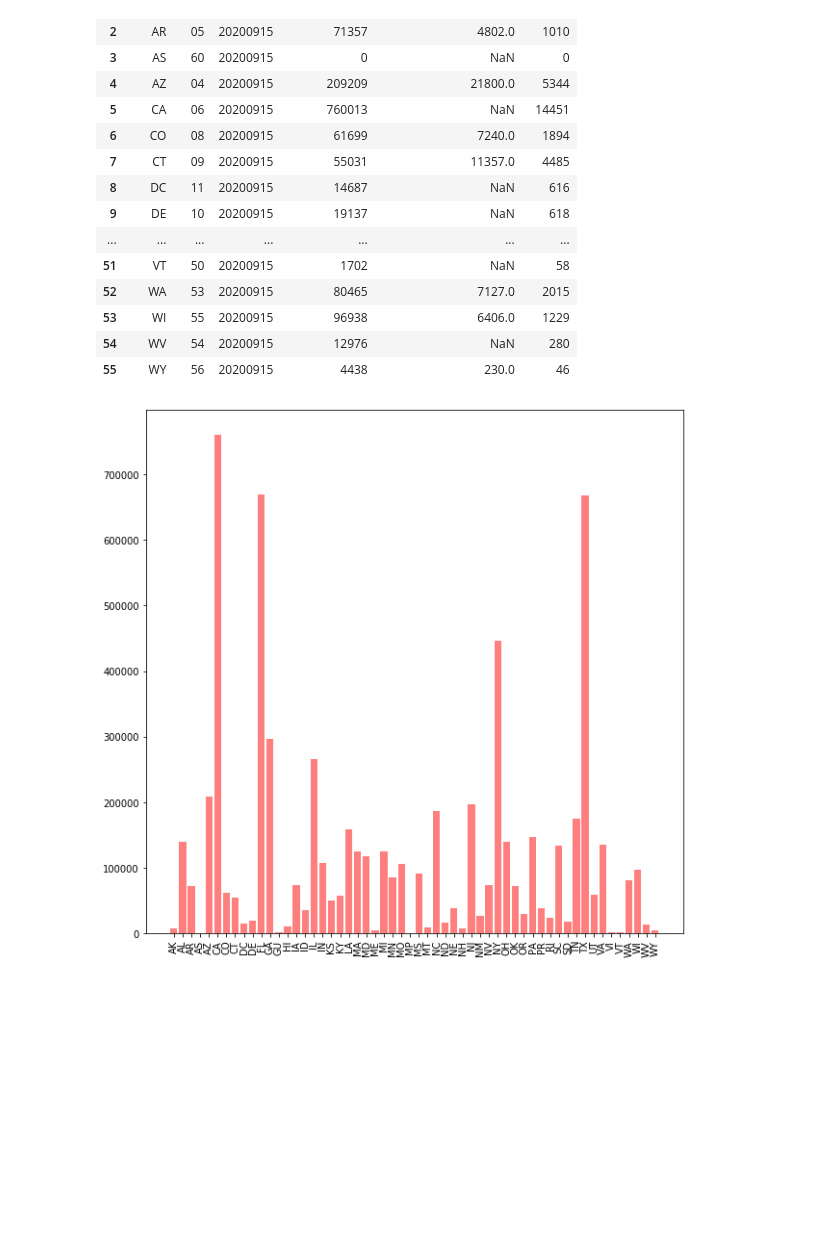
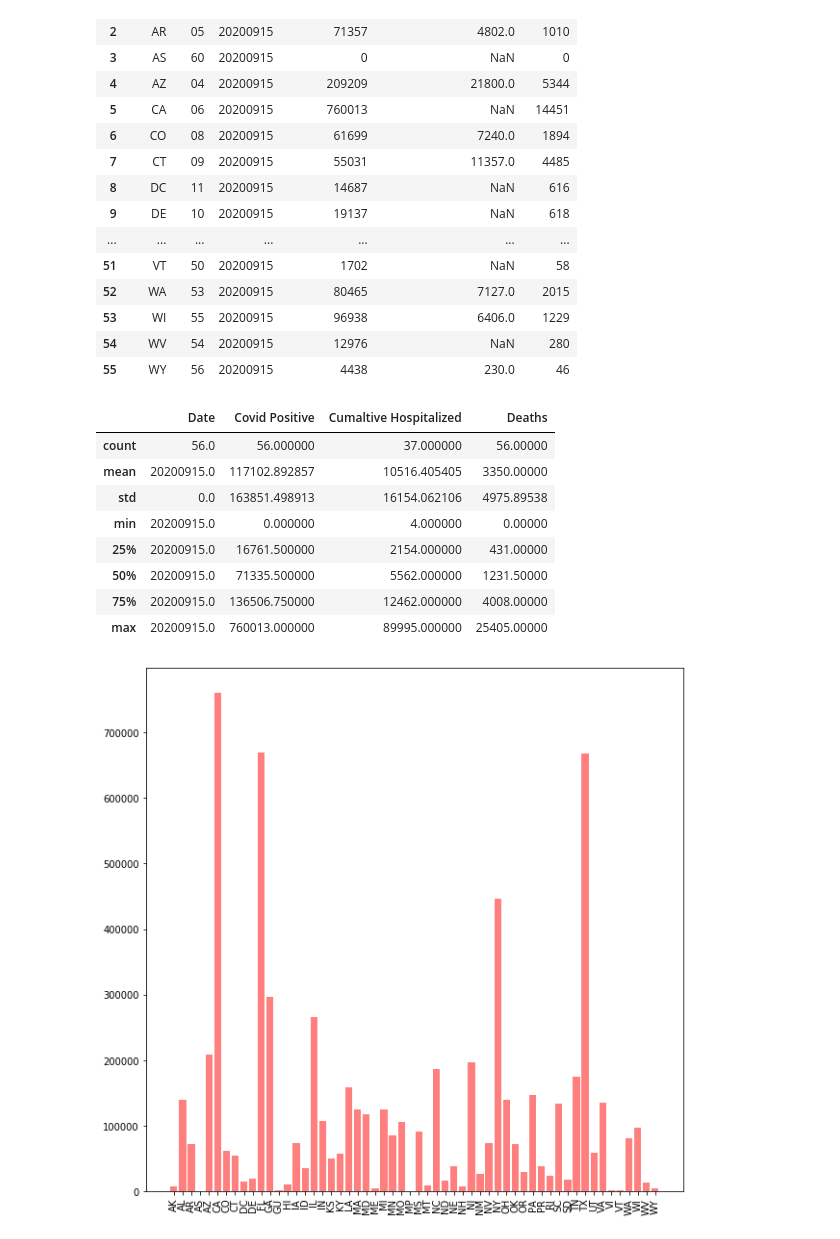
Before and after one commit to havyjavy/Healthcare-and-Covid-19, a Jupyter notebook: Covid Tracking Project/All_States.ipynb, the cells around one changed output. Saved outputs shown, nothing was run; the diff lists cells and outputs as text; code cells hidden in the pictures; blank space fills up the shorter version.

```diff
--- a/Covid Tracking Project/All_States.ipynb
+++ b/Covid Tracking Project/All_States.ipynb
@@ -83,4 +83,16 @@ AllStates_df
 | 53 | WI | 55 | 20200915 | 96938 | 6406.0 | 1229 |
 | 54 | WV | 54 | 20200915 | 12976 | NaN | 280 |
 | 55 | WY | 56 | 20200915 | 4438 | 230.0 | 46 |
+# %%
+AllStates_df.describe()
+# %% [output]
+|  | Date | Covid Positive | Cumaltive Hospitalized | Deaths |
+| count | 56.0 | 56.000000 | 37.000000 | 56.00000 |
+| mean | 20200915.0 | 117102.892857 | 10516.405405 | 3350.00000 |
+| std | 0.0 | 163851.498913 | 16154.062106 | 4975.89538 |
+| min | 20200915.0 | 0.000000 | 4.000000 | 0.00000 |
+| 25% | 20200915.0 | 16761.500000 | 2154.000000 | 431.00000 |
+| 50% | 20200915.0 | 71335.500000 | 5562.000000 | 1231.50000 |
+| 75% | 20200915.0 | 136506.750000 | 12462.000000 | 4008.00000 |
+| max | 20200915.0 | 760013.000000 | 89995.000000 | 25405.00000 |
 # %%
```
Also changed, not shown: parts of 17 cells of this notebook, 1 other file.
